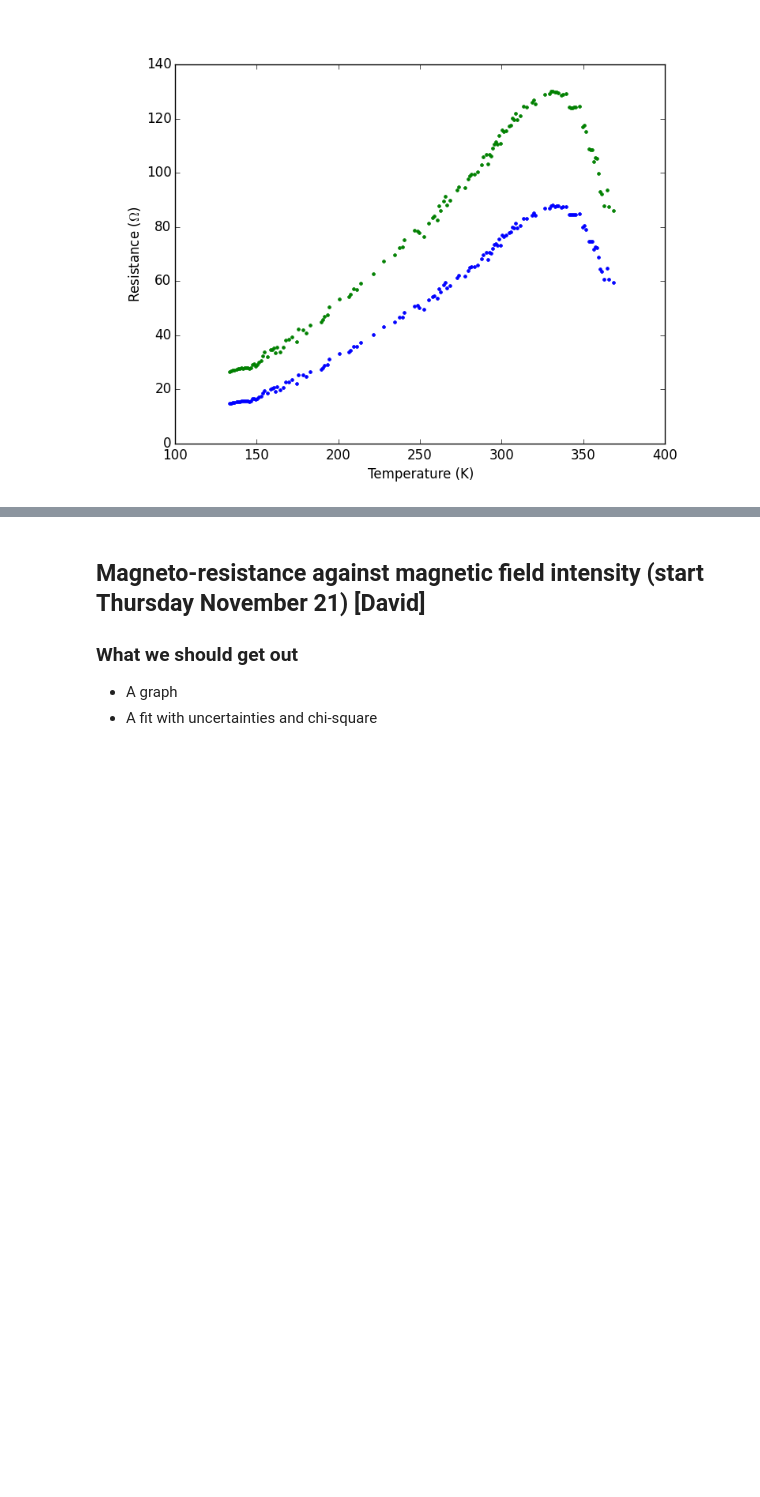
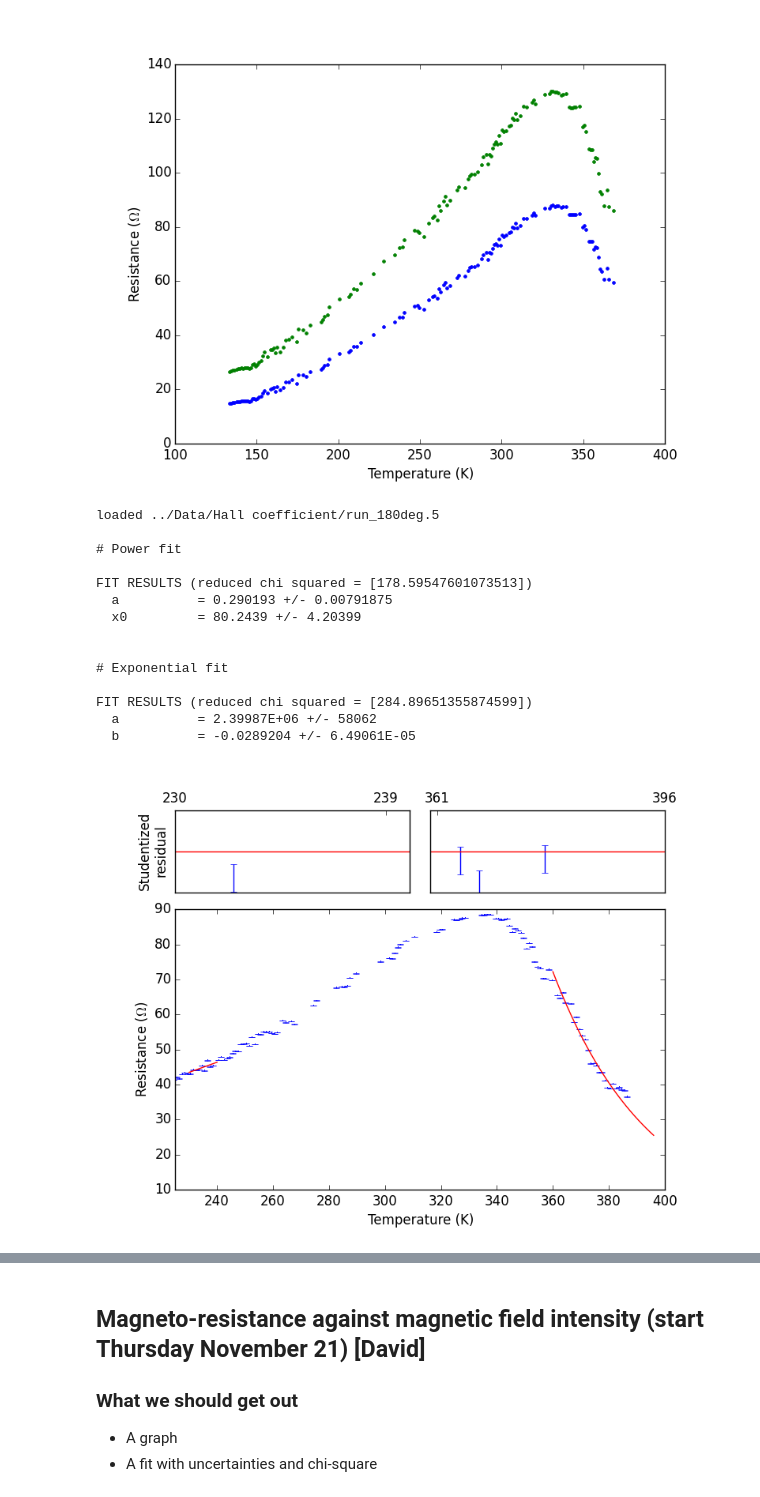
Before and after one commit to ejetzer/hall, a Jupyter notebook: Outline/Lab Outline.ipynb, the cells around one changed output, grey strips where cells are left out. Drawn from its saved outputs; the diff is of its cells as text; code cells hidden in the pictures; blank space fills up the shorter version.

```diff
--- a/Outline/Lab Outline.ipynb
+++ b/Outline/Lab Outline.ipynb
@@ -500,3 +488,33 @@ loaded ../Data/Hall coefficient/run_360deg.5
 
 loaded ../Data/Hall coefficient/run_360deg.6
 [figure]
+# %%
+reload(Hall_coefficient)
+reload(RvsT)
+
+# The data we want is in files 5 and 6
+data_files = ['../Data/Hall coefficient/run_180deg.5']
+a, b, c, d = 230, 240, 360, 396
+# Guess parameters for power fit:
+pguess = (1, 200)
+# Guess parameters for exp fit:
+eguess = (1e4, 1) # The second parameter is actually guessed at again in RvsT
+fits = Hall_coefficient.main(data_files, a, b, c, d, pguess, eguess, cold_errs[5], hot_errs[5])
+RvsT.print_results(fits)
+Image('../Graphs/Fits.png')
+# %% [output]
+loaded ../Data/Hall coefficient/run_180deg.5
+
+# Power fit
+
+FIT RESULTS (reduced chi squared = [178.59547601073513])
+  a          = 0.290193 +/- 0.00791875
+  x0         = 80.2439 +/- 4.20399
+
+
+# Exponential fit
+
+FIT RESULTS (reduced chi squared = [284.89651355874599])
+  a          = 2.39987E+06 +/- 58062
+  b          = -0.0289204 +/- 6.49061E-05
+[figure, added]
```
Also changed, not shown: parts of 13 cells of this notebook, 17 other files.
